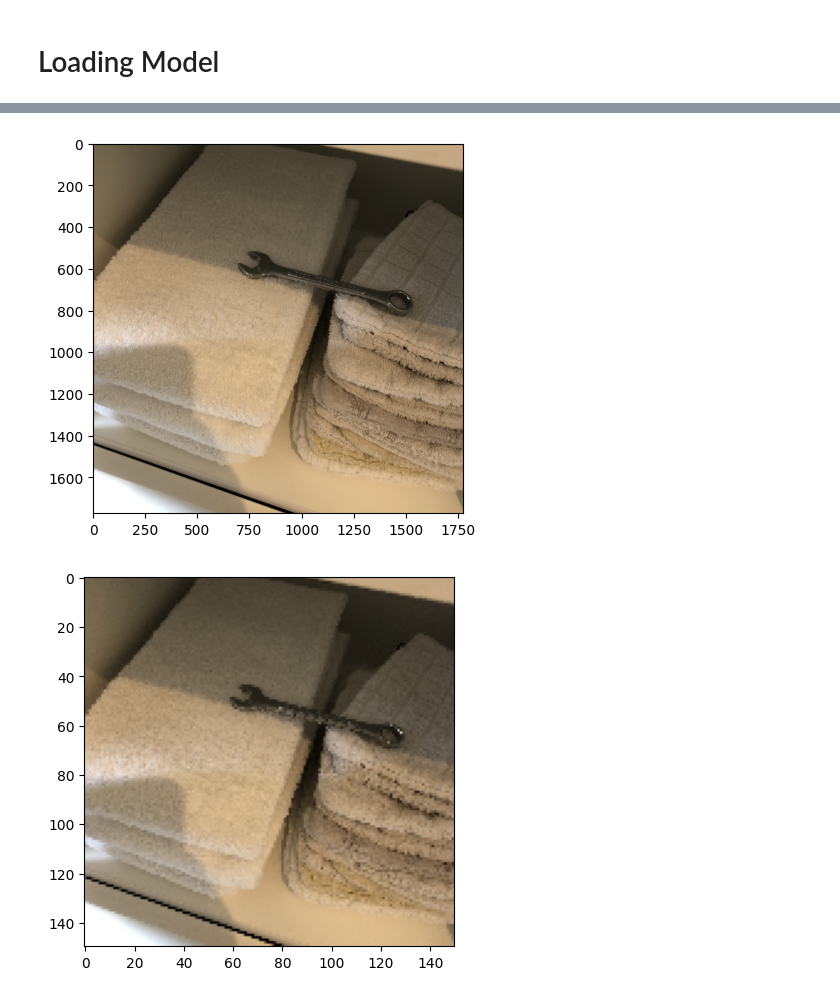
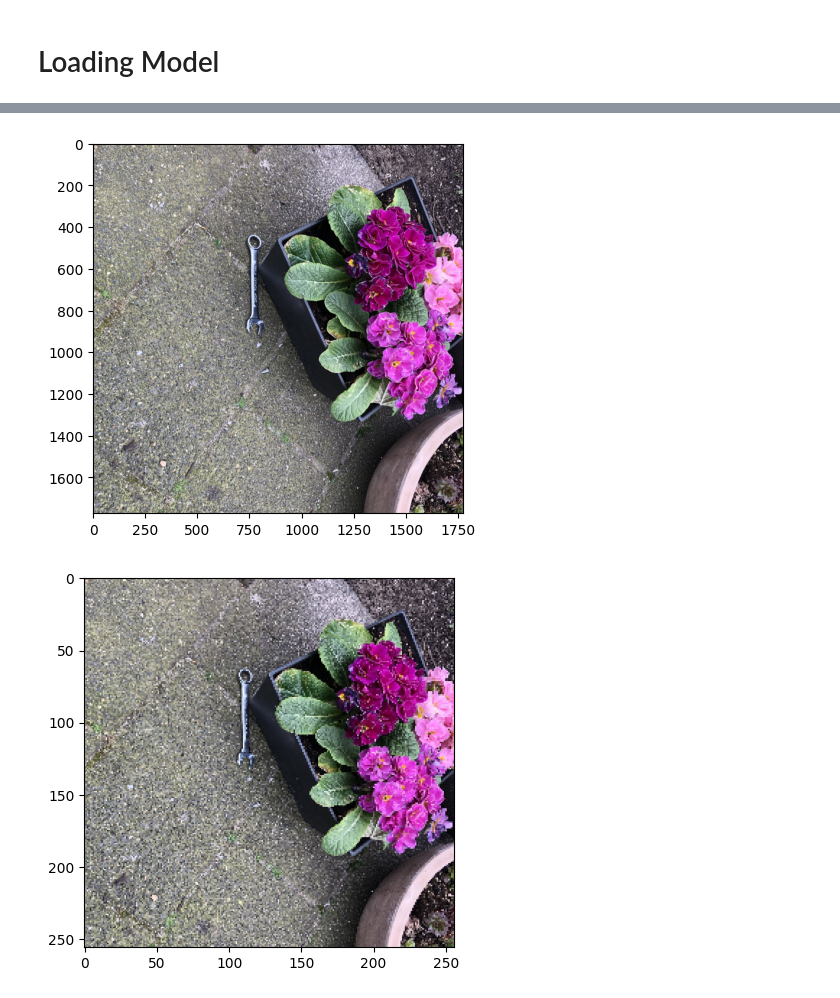
Before and after one commit to LennertM-2054620/MachineLearning, a Jupyter notebook: Project/Loading_models.ipynb, the cells around one changed output, grey strips where cells are left out. Saved outputs shown, nothing was run; the diff lists cells and outputs as text; code cells hidden in the pictures.

```diff
--- a/Project/Loading_models.ipynb
+++ b/Project/Loading_models.ipynb
@@ -12,17 +37,17 @@ new_model = load_model(os.path.join("Models", "Tensorflow_Video.keras"))
 # %%
-img = cv2.imread("Data/Real/CombWrench/IMG_0630.JPEG")
+img = cv2.imread("Data/Real/CombWrench/IMG_0610.JPEG")
 img = cv2.cvtColor(img, cv2.COLOR_BGR2RGB)
 
 plt.imshow(img)
 plt.show()
 # %% [output]
-[figure, old version]
+[figure, new version]
 # %%
-resize = tf.image.resize(img, (150,150))
+resize = tf.image.resize(img, (256,256))
 plt.imshow(resize.numpy().astype(int))
 plt.show()
 # %% [output]
-[figure, old version]
+[figure, new version]
 # %%
 yhat = new_model.predict(np.expand_dims(resize/255, 0))
 # %% [output]
```
Also changed, not shown: parts of 7 cells of this notebook, 2 other files.
